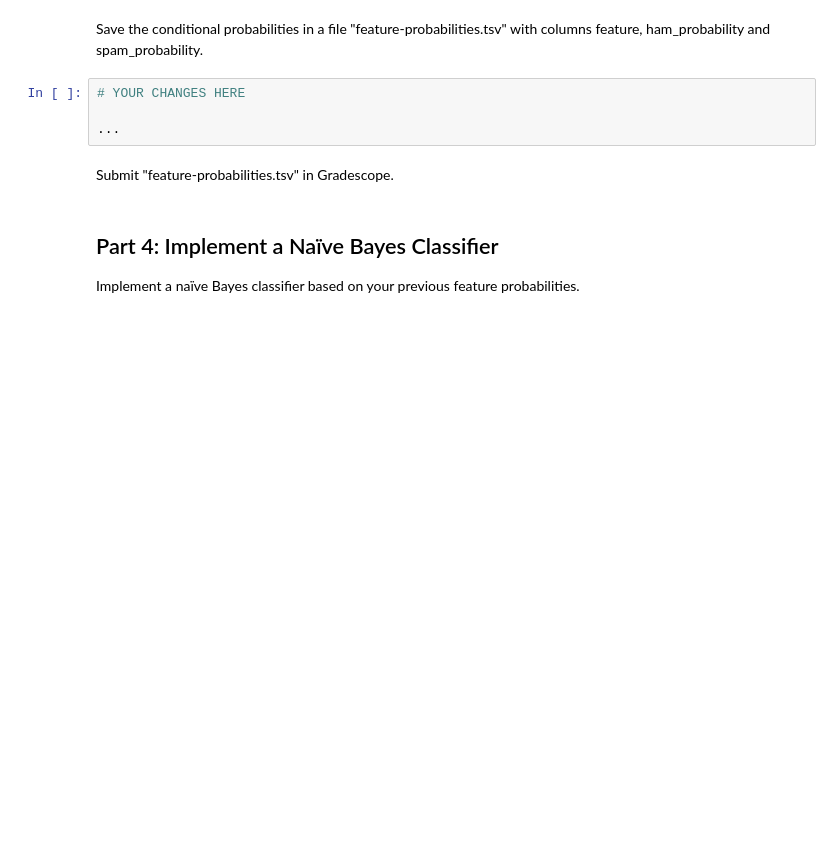
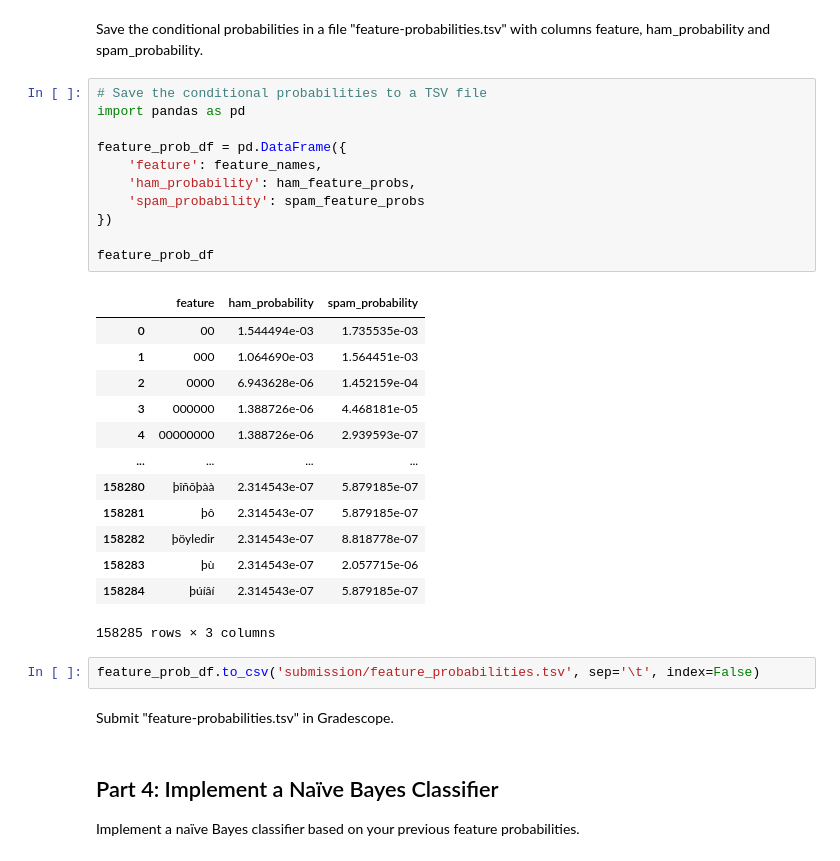
Before and after one commit to jtvon/dx704-project-09, a Jupyter notebook: project.ipynb, the cells around one changed output. Drawn from its saved outputs; the diff is of its cells as text; blank space fills up the shorter version.

```diff
--- a/project.ipynb
+++ b/project.ipynb
@@ -193,9 +233,32 @@ Use of additive smoothing with $\alpha=1$ to avoid zeros.
 # %% [markdown]
 Save the conditional probabilities in a file "feature-probabilities.tsv" with columns feature, ham_probability and spam_probability.
-# %%
-# YOUR CHANGES HERE
-
-...
+# %%
+# Save the conditional probabilities to a TSV file
+import pandas as pd
+
+feature_prob_df = pd.DataFrame({
+    'feature': feature_names,
+    'ham_probability': ham_feature_probs,
+    'spam_probability': spam_feature_probs
+})
+
+feature_prob_df
+# %% [output]
+|  | feature | ham_probability | spam_probability |
+| 0 | 00 | 1.544494e-03 | 1.735535e-03 |
+| 1 | 000 | 1.064690e-03 | 1.564451e-03 |
+| 2 | 0000 | 6.943628e-06 | 1.452159e-04 |
+| 3 | 000000 | 1.388726e-06 | 4.468181e-05 |
+| 4 | 00000000 | 1.388726e-06 | 2.939593e-07 |
+| ... | ... | ... | ... |
+| 158280 | þîñõþàà | 2.314543e-07 | 5.879185e-07 |
+| 158281 | þô | 2.314543e-07 | 5.879185e-07 |
+| 158282 | þöyledir | 2.314543e-07 | 8.818778e-07 |
+| 158283 | þù | 2.314543e-07 | 2.057715e-06 |
+| 158284 | þúíâí | 2.314543e-07 | 5.879185e-07 |
+158285 rows × 3 columns
+# %%
+feature_prob_df.to_csv('submission/feature_probabilities.tsv', sep='\t', index=False)
 # %% [markdown]
 Submit "feature-probabilities.tsv" in Gradescope.
 # %% [markdown]
```
Also changed, not shown: parts of 6 cells of this notebook, 1 other file.
